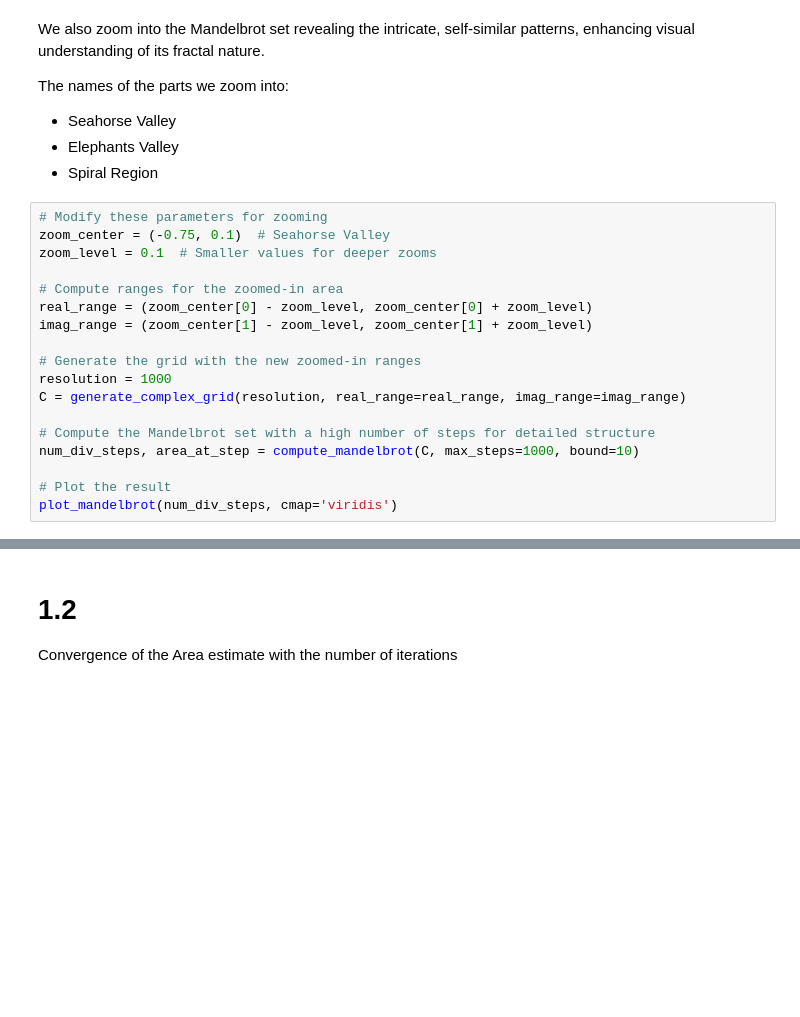
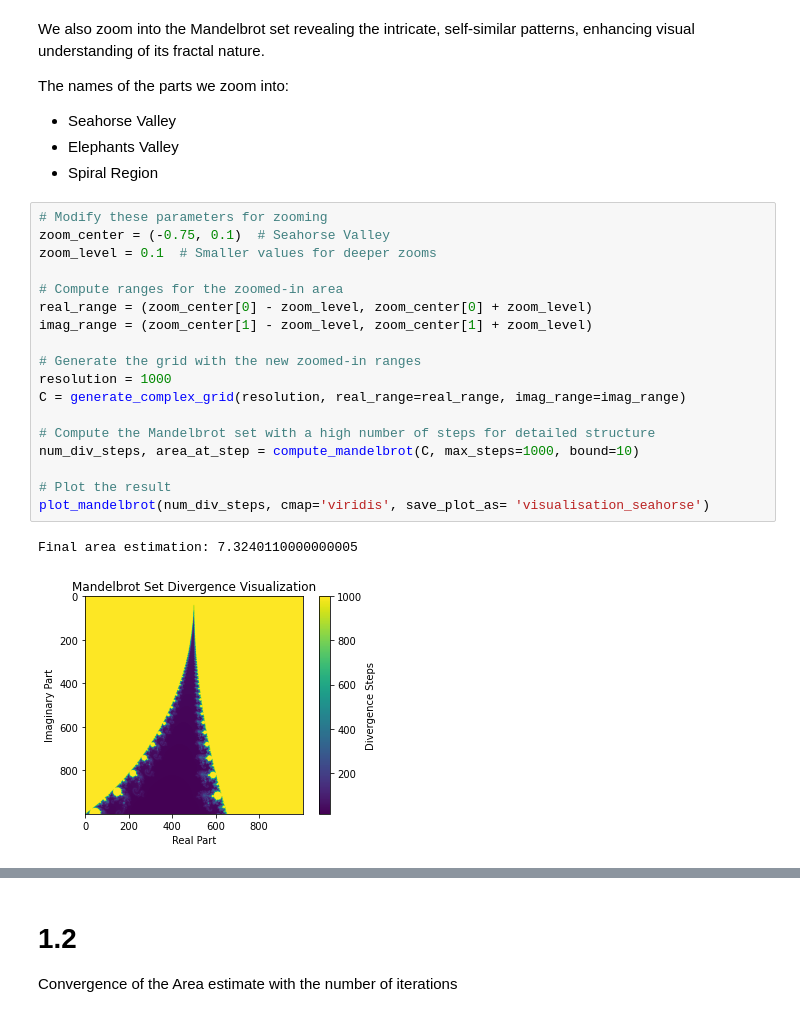
Before and after one commit to PaulJungnickel/Stochastic_Simulation_Assignment_1, a Jupyter notebook: assignment1.ipynb, the cells around one changed output, grey strips where cells are left out. Cells and saved outputs as stored; diff of their text form; blank space fills up the shorter version.

```diff
--- a/assignment1.ipynb
+++ b/assignment1.ipynb
@@ -40,21 +46,24 @@ The names of the parts we zoom into:
 # %%
 # Modify these parameters for zooming
 zoom_center = (-0.75, 0.1)  # Seahorse Valley
 zoom_level = 0.1  # Smaller values for deeper zooms
 
 # Compute ranges for the zoomed-in area
 real_range = (zoom_center[0] - zoom_level, zoom_center[0] + zoom_level)
 imag_range = (zoom_center[1] - zoom_level, zoom_center[1] + zoom_level)
 
 # Generate the grid with the new zoomed-in ranges
 resolution = 1000
 C = generate_complex_grid(resolution, real_range=real_range, imag_range=imag_range)
 
 # Compute the Mandelbrot set with a high number of steps for detailed structure
 num_div_steps, area_at_step = compute_mandelbrot(C, max_steps=1000, bound=10)
 
 # Plot the result
-plot_mandelbrot(num_div_steps, cmap='viridis')
+plot_mandelbrot(num_div_steps, cmap='viridis', save_plot_as= 'visualisation_seahorse')
+# %% [output]
+Final area estimation: 7.3240110000000005
+[figure, added]
 # %%
 # Modify these parameters for zooming
 zoom_center = (0.3, -0.05) # Elephants Valley
```
Also changed, not shown: parts of 4 cells of this notebook, 4 other files.
